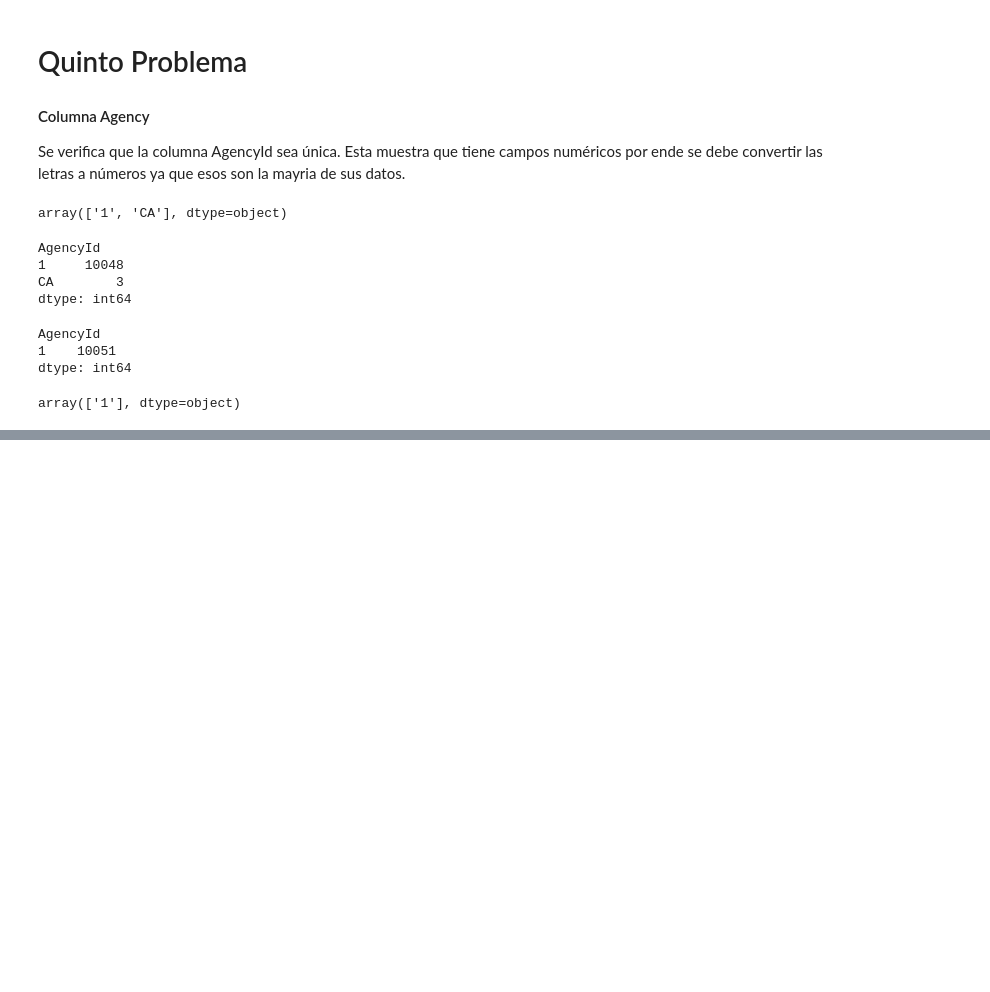
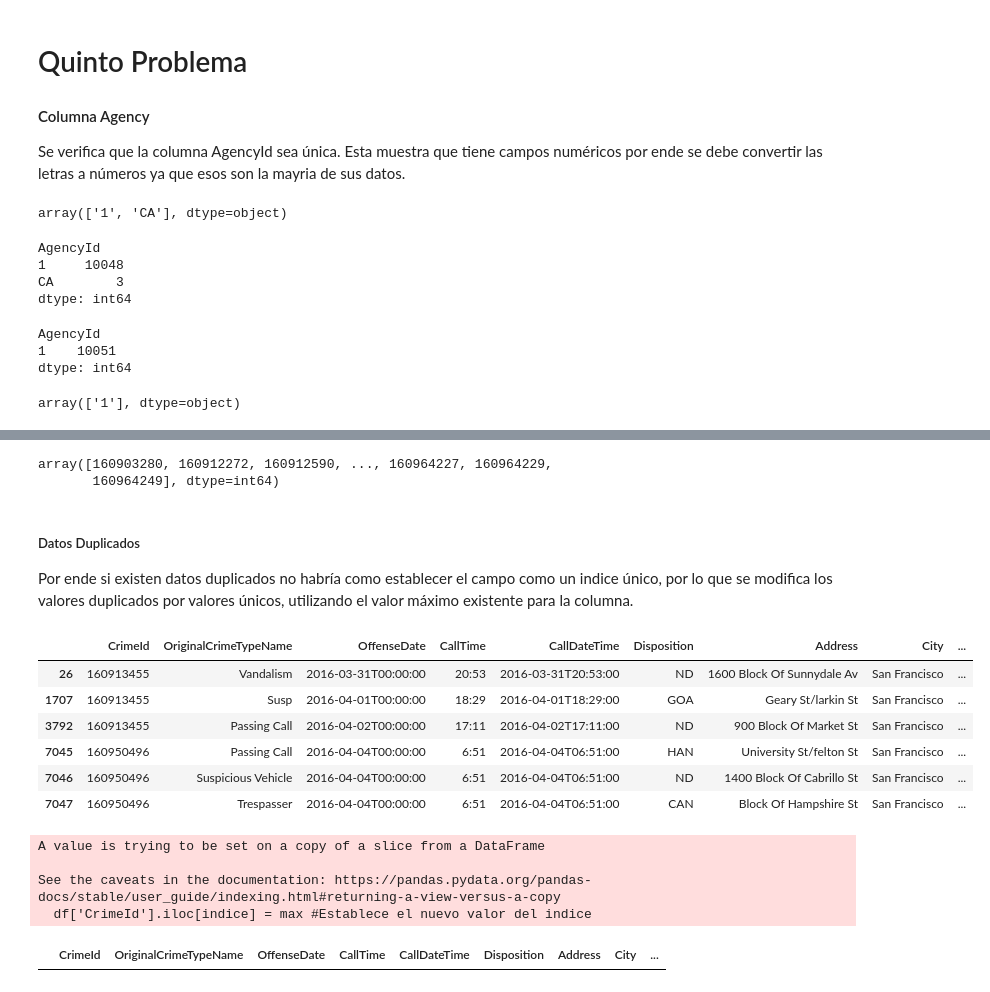
Before and after one commit to kxordonez/Limpieza-de-Datos, a Jupyter notebook: [NRC_6292]_OrdonezXiomara_Lab2Unidad2.ipynb, the cells around one changed output, grey strips where cells are left out. Saved outputs shown, nothing was run; the diff lists cells and outputs as text; code cells hidden in the pictures; blank space fills up the shorter version.

```diff
--- a/[NRC_6292]_OrdonezXiomara_Lab2Unidad2.ipynb
+++ b/[NRC_6292]_OrdonezXiomara_Lab2Unidad2.ipynb
@@ -375,0 +380,39 @@ array(['1'], dtype=object)
+# %%
+'''Visualización de valores únicos en la columna State'''
+df.CrimeId.unique()
+# %% [output]
+array([160903280, 160912272, 160912590, ..., 160964227, 160964229,
+       160964249], dtype=int64)
+# %% [markdown]
+##### Datos Duplicados
+Por ende si existen datos duplicados no habría como establecer el campo como un indice único, por lo que se modifica los valores duplicados por valores únicos, utilizando el valor máximo existente para la columna.
+# %%
+'''Se observan los registros duplicados del dataset'''
+df[df.duplicated(subset = ['CrimeId'], keep=False)]
+# %% [output]
+|  | CrimeId | OriginalCrimeTypeName | OffenseDate | CallTime | CallDateTime | Disposition | Address | City | ... |
+| 26 | 160913455 | Vandalism | 2016-03-31T00:00:00 | 20:53 | 2016-03-31T20:53:00 | ND | 1600 Block Of Sunnydale Av | San Francisco | ... |
+| 1707 | 160913455 | Susp | 2016-04-01T00:00:00 | 18:29 | 2016-04-01T18:29:00 | GOA | Geary St/larkin St | San Francisco | ... |
+| 3792 | 160913455 | Passing Call | 2016-04-02T00:00:00 | 17:11 | 2016-04-02T17:11:00 | ND | 900 Block Of Market St | San Francisco | ... |
+| 7045 | 160950496 | Passing Call | 2016-04-04T00:00:00 | 6:51 | 2016-04-04T06:51:00 | HAN | University St/felton St | San Francisco | ... |
+| 7046 | 160950496 | Suspicious Vehicle | 2016-04-04T00:00:00 | 6:51 | 2016-04-04T06:51:00 | ND | 1400 Block Of Cabrillo St | San Francisco | ... |
+| 7047 | 160950496 | Trespasser | 2016-04-04T00:00:00 | 6:51 | 2016-04-04T06:51:00 | CAN | Block Of Hampshire St | San Francisco | ... |
+# %%
+'''Se modifica los valores duplicados por valores únicos'''
+duplicados = df.index[df.duplicated(subset = ['CrimeId'], keep = False)].tolist()
+'''Se utiliza el valor máximo existente para la columna'''
+max = df['CrimeId'].max()
+'''Ciclo para establecer los valores como únicos'''
+for indice in duplicados:
+  max += 1 #Al valor máximo aumenta en 1
+  df['CrimeId'].iloc[indice] = max #Establece el nuevo valor del indice
+# %% [output]
+A value is trying to be set on a copy of a slice from a DataFrame
+
+See the caveats in the documentation: https://pandas.pydata.org/pandas-docs/stable/user_guide/indexing.html#returning-a-view-versus-a-copy
+  df['CrimeId'].iloc[indice] = max #Establece el nuevo valor del indice
+# %%
+'''Se verfica nuevamente que no haya valores duplicados'''
+df[df.duplicated(subset=['CrimeId'],keep=False)]
+# %% [output]
+|  | CrimeId | OriginalCrimeTypeName | OffenseDate | CallTime | CallDateTime | Disposition | Address | City | ... |
```
Also changed, not shown: parts of 1 cell of this notebook.
